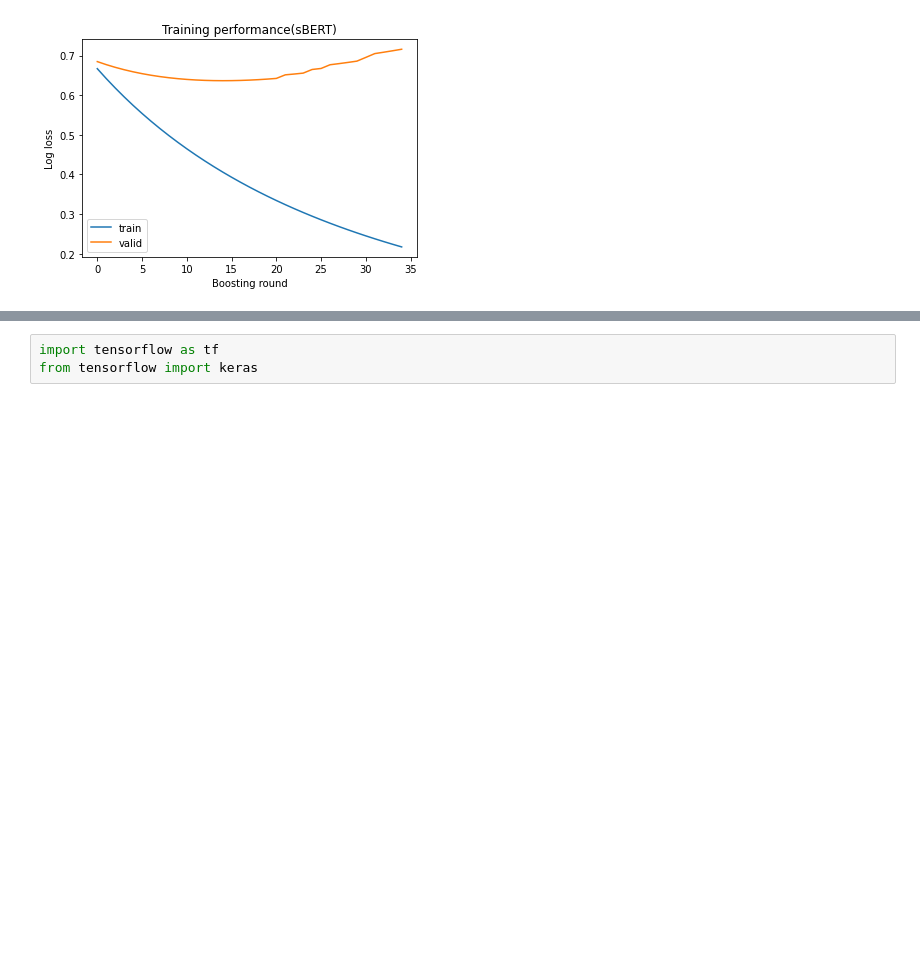
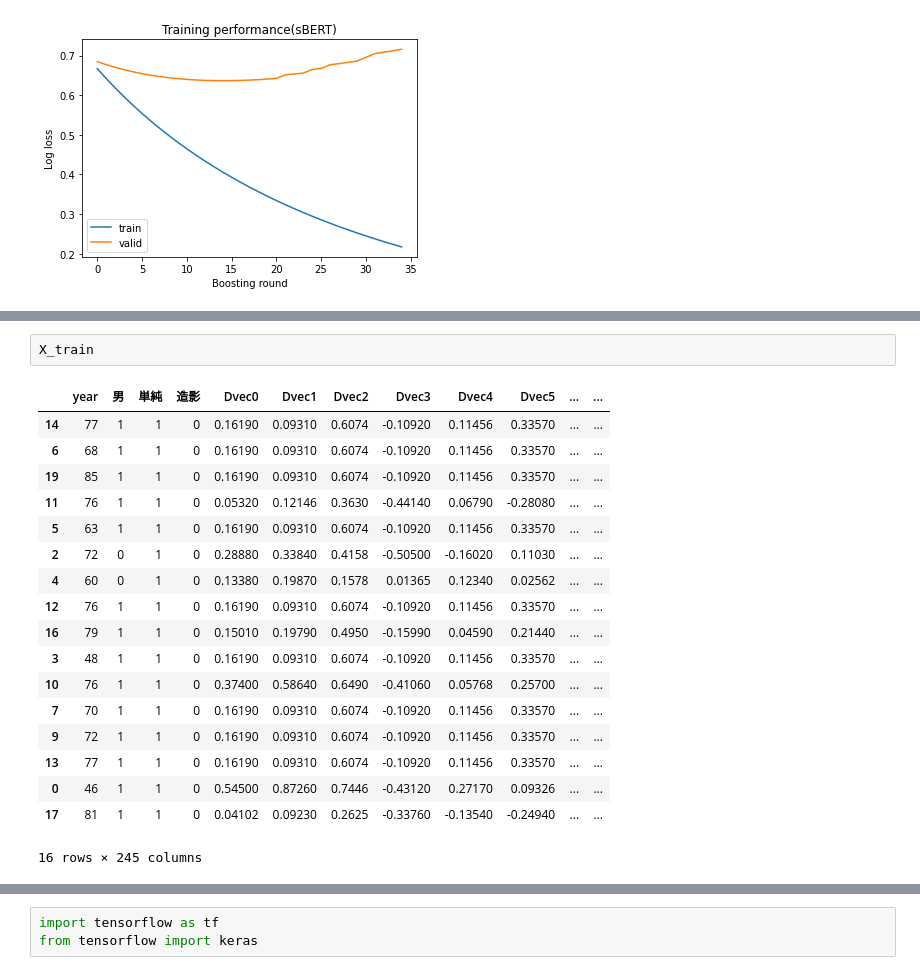
Before and after one commit to mecab-g/MRI, a Jupyter notebook: プロトコール予測/てすと.ipynb, the cells around one changed output, grey strips where cells are left out. Cells and saved outputs as stored; diff of their text form; blank space fills up the shorter version.

```diff
--- a/プロトコール予測/てすと.ipynb
+++ b/プロトコール予測/てすと.ipynb
@@ -293,0 +347,21 @@ plt.show()
+# %%
+X_train
+# %% [output]
+|  | year | 男 | 単純 | 造影 | Dvec0 | Dvec1 | Dvec2 | Dvec3 | Dvec4 | Dvec5 | ... | ... |
+| 14 | 77 | 1 | 1 | 0 | 0.16190 | 0.09310 | 0.6074 | -0.10920 | 0.11456 | 0.33570 | ... | ... |
+| 6 | 68 | 1 | 1 | 0 | 0.16190 | 0.09310 | 0.6074 | -0.10920 | 0.11456 | 0.33570 | ... | ... |
+| 19 | 85 | 1 | 1 | 0 | 0.16190 | 0.09310 | 0.6074 | -0.10920 | 0.11456 | 0.33570 | ... | ... |
+| 11 | 76 | 1 | 1 | 0 | 0.05320 | 0.12146 | 0.3630 | -0.44140 | 0.06790 | -0.28080 | ... | ... |
+| 5 | 63 | 1 | 1 | 0 | 0.16190 | 0.09310 | 0.6074 | -0.10920 | 0.11456 | 0.33570 | ... | ... |
+| 2 | 72 | 0 | 1 | 0 | 0.28880 | 0.33840 | 0.4158 | -0.50500 | -0.16020 | 0.11030 | ... | ... |
+| 4 | 60 | 0 | 1 | 0 | 0.13380 | 0.19870 | 0.1578 | 0.01365 | 0.12340 | 0.02562 | ... | ... |
+| 12 | 76 | 1 | 1 | 0 | 0.16190 | 0.09310 | 0.6074 | -0.10920 | 0.11456 | 0.33570 | ... | ... |
+| 16 | 79 | 1 | 1 | 0 | 0.15010 | 0.19790 | 0.4950 | -0.15990 | 0.04590 | 0.21440 | ... | ... |
+| 3 | 48 | 1 | 1 | 0 | 0.16190 | 0.09310 | 0.6074 | -0.10920 | 0.11456 | 0.33570 | ... | ... |
+| 10 | 76 | 1 | 1 | 0 | 0.37400 | 0.58640 | 0.6490 | -0.41060 | 0.05768 | 0.25700 | ... | ... |
+| 7 | 70 | 1 | 1 | 0 | 0.16190 | 0.09310 | 0.6074 | -0.10920 | 0.11456 | 0.33570 | ... | ... |
+| 9 | 72 | 1 | 1 | 0 | 0.16190 | 0.09310 | 0.6074 | -0.10920 | 0.11456 | 0.33570 | ... | ... |
+| 13 | 77 | 1 | 1 | 0 | 0.16190 | 0.09310 | 0.6074 | -0.10920 | 0.11456 | 0.33570 | ... | ... |
+| 0 | 46 | 1 | 1 | 0 | 0.54500 | 0.87260 | 0.7446 | -0.43120 | 0.27170 | 0.09326 | ... | ... |
+| 17 | 81 | 1 | 1 | 0 | 0.04102 | 0.09230 | 0.2625 | -0.33760 | -0.13540 | -0.24940 | ... | ... |
+16 rows × 245 columns
```
Also changed, not shown: parts of 70 cells of this notebook, 5 other files.
